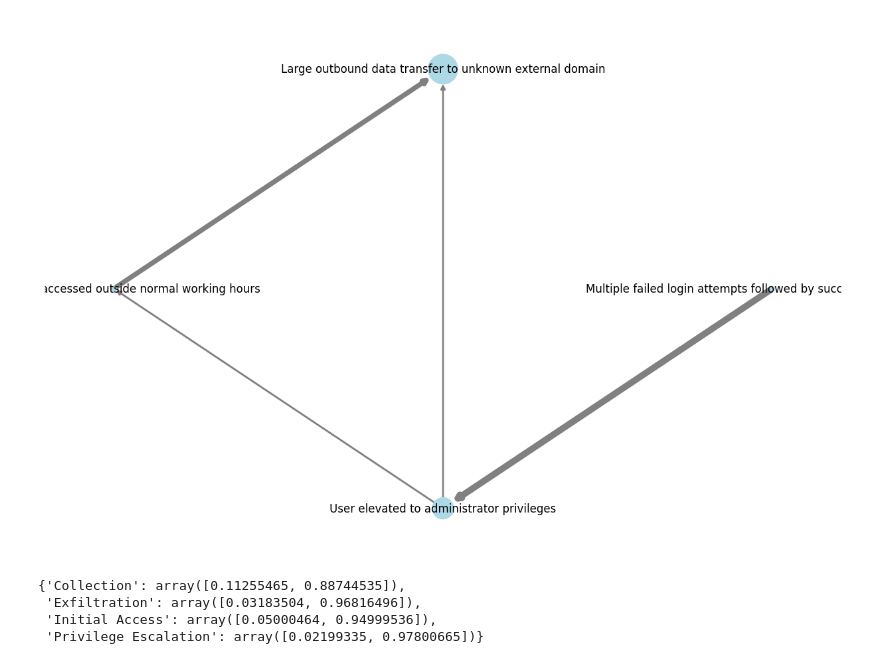
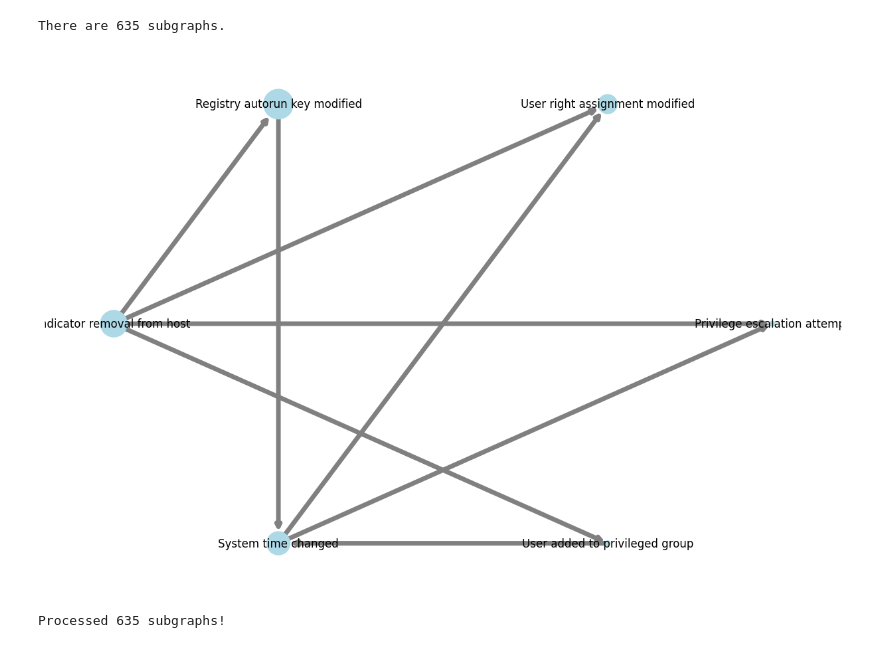
Before and after one commit to tonamatos/InsiderThreat, a Jupyter notebook: main.ipynb, the cells around one changed output. Saved outputs shown, nothing was run; the diff lists cells and outputs as text; code cells hidden in the pictures.

```diff
--- a/main.ipynb
+++ b/main.ipynb
@@ -14,32 +12,44 @@ ValueError: This module is deprecated and should no longer be used. Please updat
 # %%
-H = attack_correlation(G, data)
+#H = attack_correlation(G, data)
 
-save_graph(H, "cached_graphs/attack_correlation_graph.pkl")
-#H = load_graph("cached_graphs/attack_correlation_graph.pkl")
+#save_graph(H, "cached_graphs/attack_correlation_graph.pkl")
+H = load_graph("cached_graphs/attack_correlation_graph.pkl")
 # %%
 # Extract components
 components = list(nx.connected_components(H.to_undirected()))
 components.sort(key=len, reverse=True)
+print("There are", len(components), "subgraphs.")
 
-# Take the largest component and create a subgraph
-subgraph = H.subgraph(components[0])
+# Take the some component and create a subgraph
+subgraph = H.subgraph(components[5])
 
+#plot_graph(subgraph, node_label="type")
 plot_graph(subgraph)
 # %% [output]
+There are 635 subgraphs.
-[figure, old version]
+[figure, new version]
 # %%
-alerts = [event for event in data['events'] if event['id'] in H_sub.nodes()]
+# Create list of all subgraphs and feed into pipeline
 
-fg = FactorGraph(alerts)
+all_event_subgraphs = []
 
-m = Messages()
-# v = fg.variables["Collection"]
-# print(m.marginal(v))
-# v = fg.variables["Credential Access"]
-# print(m.marginal(v))
-pprint(m.marginals(fg))
+for i, component in enumerate(components):
+  subgraph = H.subgraph(component)
+  alerts = [event for event in data['events'] if event['id'] in subgraph.nodes()]
+  fg = FactorGraph(alerts)
+  m = Messages()
+  # v = fg.variables["Collection"]
+  # # print(m.marginal(v))
+  # # v = fg.variables["Credential Access"]
+  # # print(m.marginal(v))
+  marginals = m.marginals(fg)
+  #pprint(marginals)
+  event_subgraph = {"Factor graph": fg,
+                    "Marginals"   : marginals,
+                    "Index"       : i, # This index is sorted by subgraph size.
+                    "Subgraph"    : subgraph}
+  all_event_subgraphs.append(event_subgraph)
+
+print("Processed", len(all_event_subgraphs), "subgraphs!")
 # %% [output]
-{'Collection': array([0.11255465, 0.88744535]),
- 'Exfiltration': array([0.03183504, 0.96816496]),
- 'Initial Access': array([0.05000464, 0.94999536]),
- 'Privilege Escalation': array([0.02199335, 0.97800665])}
+Processed 635 subgraphs!
```
Also changed, not shown: parts of 2 cells of this notebook, 3 other files.
